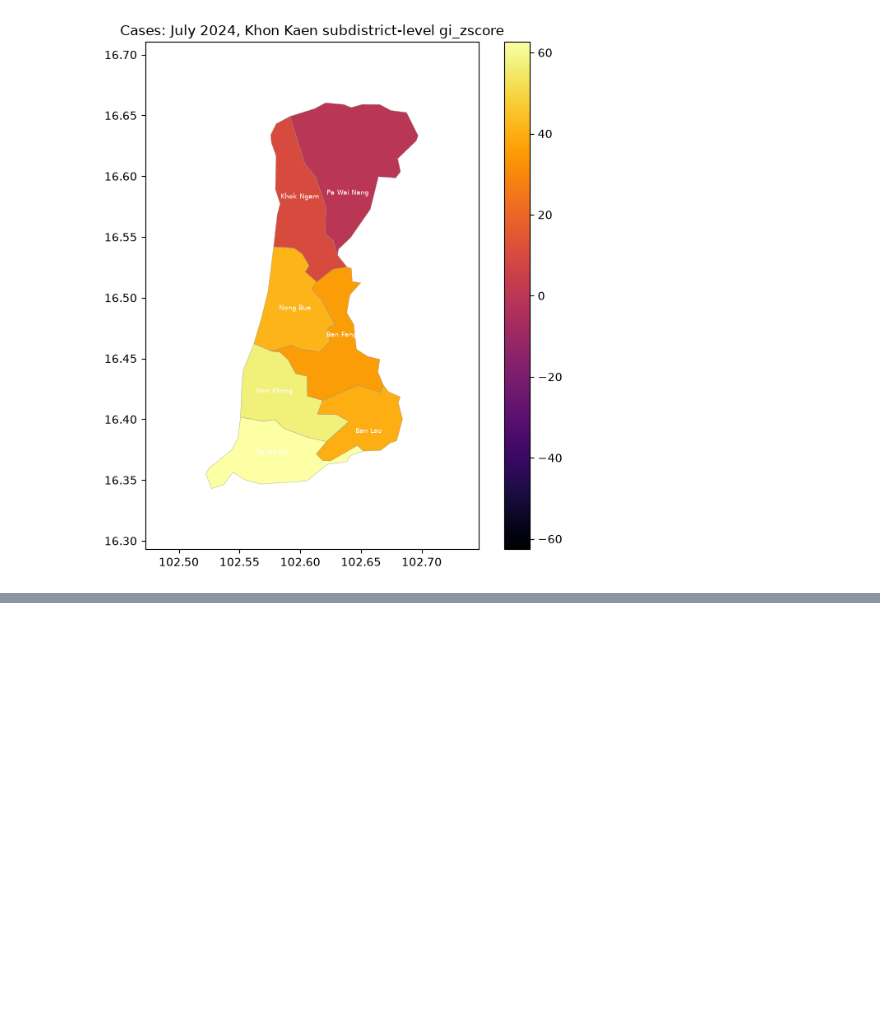
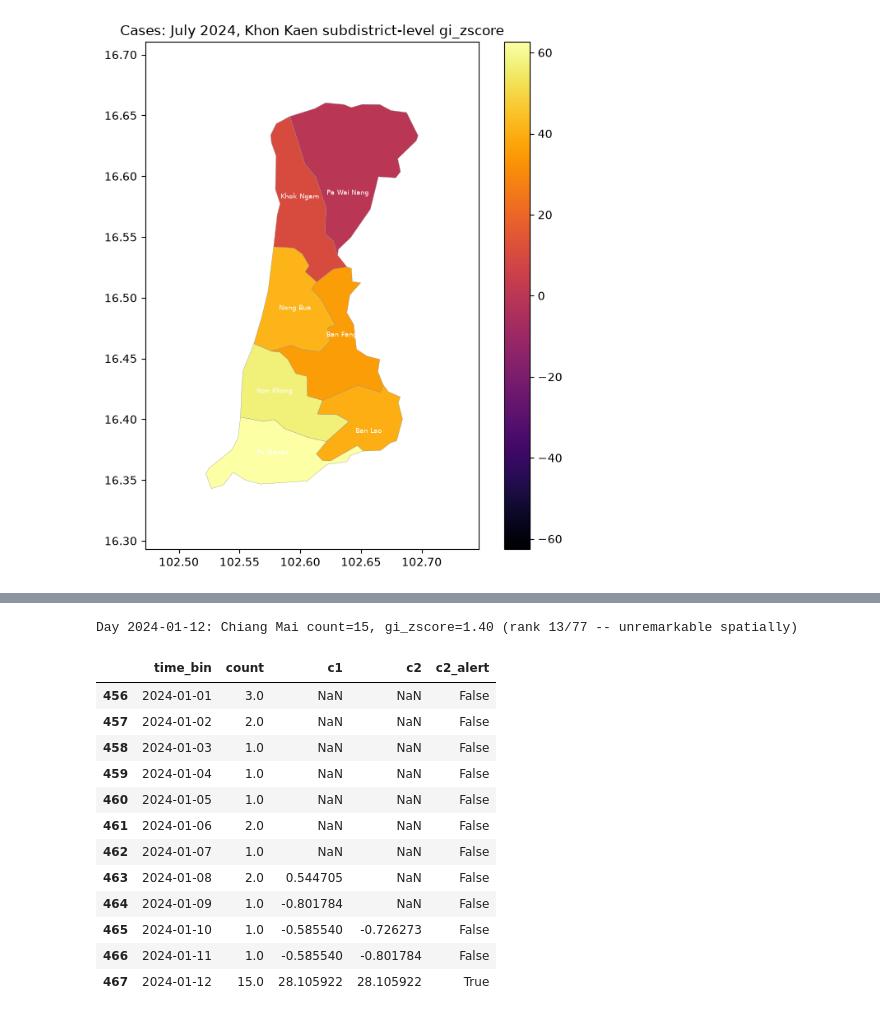
Before and after one commit to nongwarodom/spatialdetection, a Jupyter notebook: notebooks/quickstart.ipynb, the cells around one changed output, grey strips where cells are left out. Cells and saved outputs as stored; diff of their text form; code cells hidden in the pictures; blank space fills up the shorter version.

```diff
--- a/notebooks/quickstart.ipynb
+++ b/notebooks/quickstart.ipynb
@@ -874,26 +852,0 @@ case (see the module docstring in `spatialdetection.temporal`).
-# %%
-with open("../data/thailand_admin_centroids.json") as f:
-    ears_provinces = pd.DataFrame(json.load(f)["provinces"])
-background_codes = ["TH11", "TH12", "TH13", "TH14", "TH15", "TH16", "TH17", "TH18", "TH19"]
-spike_code = ears_provinces.loc[ears_provinces["province_en"] == "Chiang Mai", "province_code"].iloc[0]
-chosen = ears_provinces[ears_provinces["province_code"].isin([*background_codes, spike_code])]
-
-weeks = pd.to_datetime("2024-01-01") + pd.to_timedelta(np.arange(10) * 7, unit="D")
-frames = []
-for week in weeks:
-    for _, p in chosen.iterrows():
-        if p["province_code"] == spike_code:
-            n = 20 if week == weeks[-1] else int(rng.integers(3, 6))  # low baseline, late jump
-        else:
-            n = int(rng.integers(15, 25))  # steady, already-high background every week
-        frames.append(
-            pd.DataFrame(
-                {
-                    "lon": rng.normal(p["lon"], 0.05, size=n),
-                    "lat": rng.normal(p["lat"], 0.05, size=n),
-                    "reported_at": week,
-                }
-            )
-        )
-temporal_df = pd.concat(frames, ignore_index=True)
-temporal_df.head()
@@ -960,0 +907,35 @@ plot_hotspots(
+# %%
+day_starts = pd.to_datetime("2024-01-01") + pd.to_timedelta(np.arange(12), unit="D")
+day_outbreak_df = make_dense_temporal_outbreak(
+    day_starts, spike_final_n=15, spike_background_range=(1, 4), background_range=(5, 10)
+)
+
+with warnings.catch_warnings():
+    warnings.simplefilter("ignore", UserWarning)  # libpysal disconnected-components notice
+    spatial_last_day = province_hotspots(day_outbreak_df[day_outbreak_df["reported_at"] == day_starts[-1]], k=5, permutations=499)
+cm_spatial_day = spatial_last_day[spatial_last_day["province_en"] == "Chiang Mai"].iloc[0]
+day_rank = int((spatial_last_day["gi_zscore"] > cm_spatial_day["gi_zscore"]).sum()) + 1
+print(
+    f"Day {day_starts[-1].date()}: Chiang Mai count={cm_spatial_day['count']:.0f}, "
+    f"gi_zscore={cm_spatial_day['gi_zscore']:.2f} (rank {day_rank}/{len(spatial_last_day)} -- unremarkable spatially)"
+)
+# %% [output]
+Day 2024-01-12: Chiang Mai count=15, gi_zscore=1.40 (rank 13/77 -- unremarkable spatially)
+# %%
+day_ears = province_ears(day_outbreak_df, time_col="reported_at", timeframe="day", baseline_window=7)
+cm_day_ears = day_ears[day_ears["province_en"] == "Chiang Mai"].sort_values("time_bin")
+cm_day_ears[["time_bin", "count", "c1", "c2", "c2_alert"]]
+# %% [output]
+|  | time_bin | count | c1 | c2 | c2_alert |
+| 456 | 2024-01-01 | 3.0 | NaN | NaN | False |
+| 457 | 2024-01-02 | 2.0 | NaN | NaN | False |
+| 458 | 2024-01-03 | 1.0 | NaN | NaN | False |
+| 459 | 2024-01-04 | 1.0 | NaN | NaN | False |
+| 460 | 2024-01-05 | 1.0 | NaN | NaN | False |
+| 461 | 2024-01-06 | 2.0 | NaN | NaN | False |
+| 462 | 2024-01-07 | 1.0 | NaN | NaN | False |
+| 463 | 2024-01-08 | 2.0 | 0.544705 | NaN | False |
+| 464 | 2024-01-09 | 1.0 | -0.801784 | NaN | False |
+| 465 | 2024-01-10 | 1.0 | -0.585540 | -0.726273 | False |
+| 466 | 2024-01-11 | 1.0 | -0.585540 | -0.801784 | False |
+| 467 | 2024-01-12 | 15.0 | 28.105922 | 28.105922 | True |
```
Also changed, not shown: parts of 33 cells of this notebook, 3 other files.
